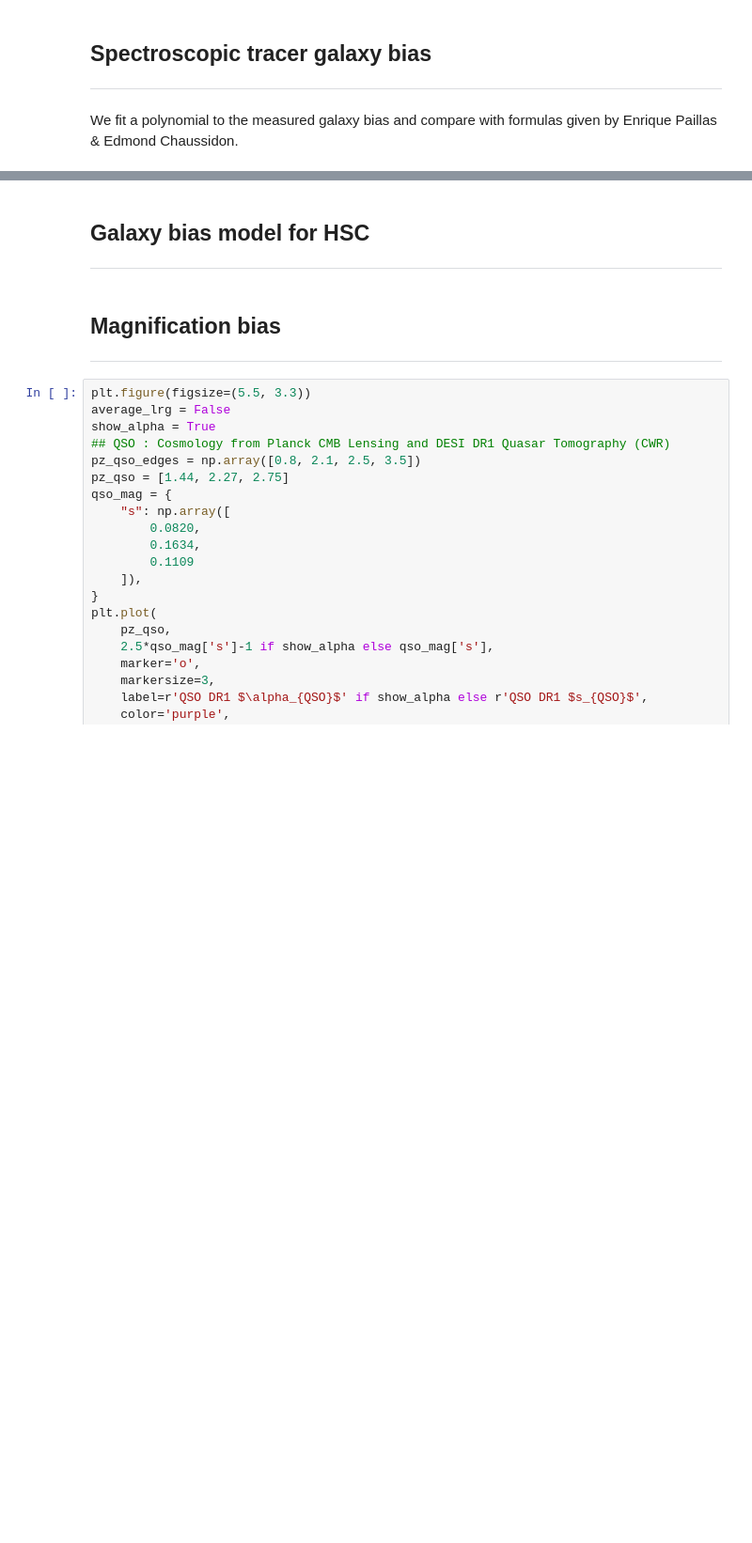
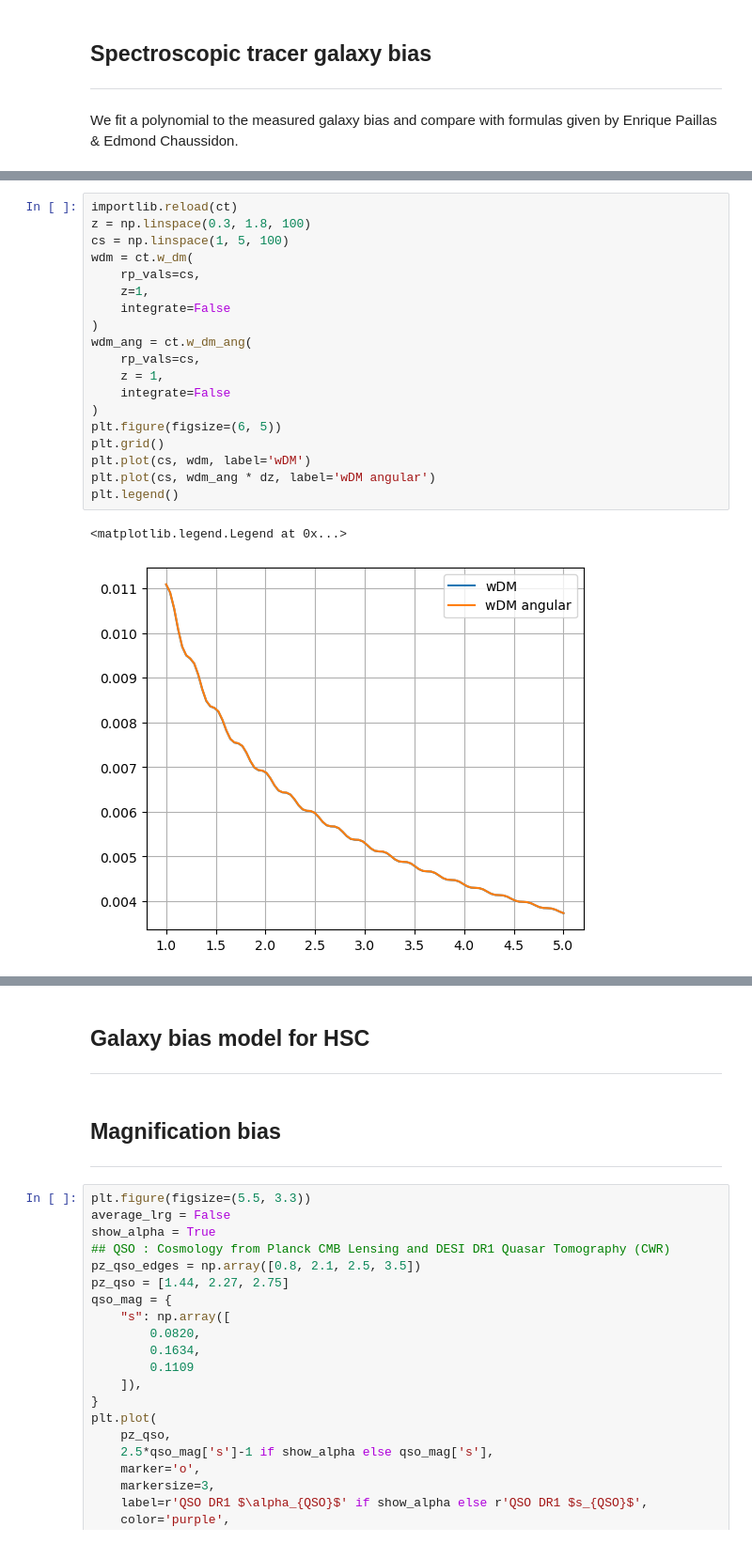
Before and after one commit to JeanCHDJdev/desi-y3-hsc, a Jupyter notebook: src/statistics/bias_modelling.ipynb, the cells around one changed output, grey strips where cells are left out. Shown at 94% size. Cells and saved outputs as stored; diff of their text form; blank space fills up the shorter version.

```diff
--- a/src/statistics/bias_modelling.ipynb
+++ b/src/statistics/bias_modelling.ipynb
@@ -134,3 +130,25 @@ Bounds : 2.750 - 2.800, z = 2.775, w = 1.958, we = 0.421
+# %%
+importlib.reload(ct)
+z = np.linspace(0.3, 1.8, 100)
+cs = np.linspace(1, 5, 100)
+wdm = ct.w_dm(
+    rp_vals=cs,
+    z=1,
+    integrate=False
+)
+wdm_ang = ct.w_dm_ang(
+    rp_vals=cs,
+    z = 1,
+    integrate=False
+)
+plt.figure(figsize=(6, 5))
+plt.grid()
+plt.plot(cs, wdm, label='wDM')
+plt.plot(cs, wdm_ang * dz, label='wDM angular')
+plt.legend()
+# %% [output]
+<matplotlib.legend.Legend at 0x...>
+[figure, added]
 # %%
 for indt, t in enumerate(tracers):
     bss[t] = np.array(bss[t])
```
Also changed, not shown: parts of 7 cells of this notebook, 5 other files.
